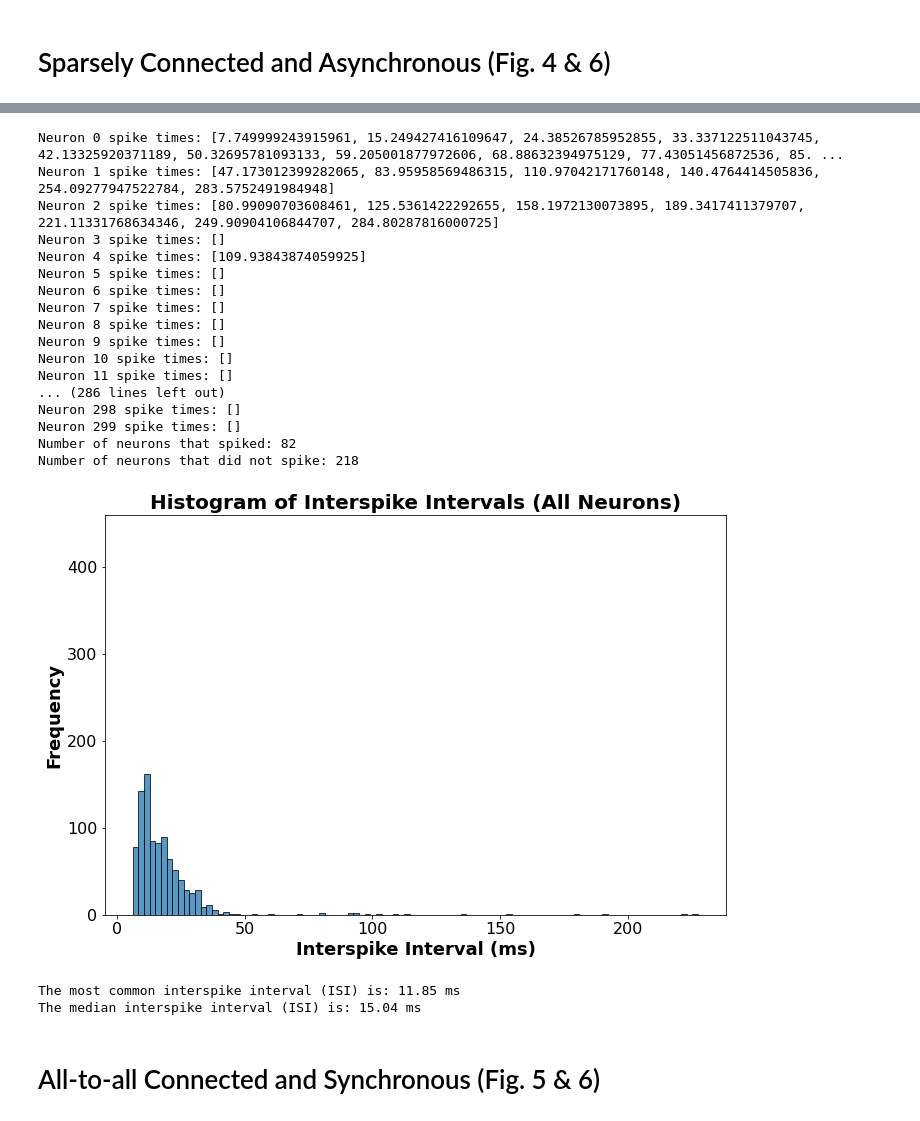
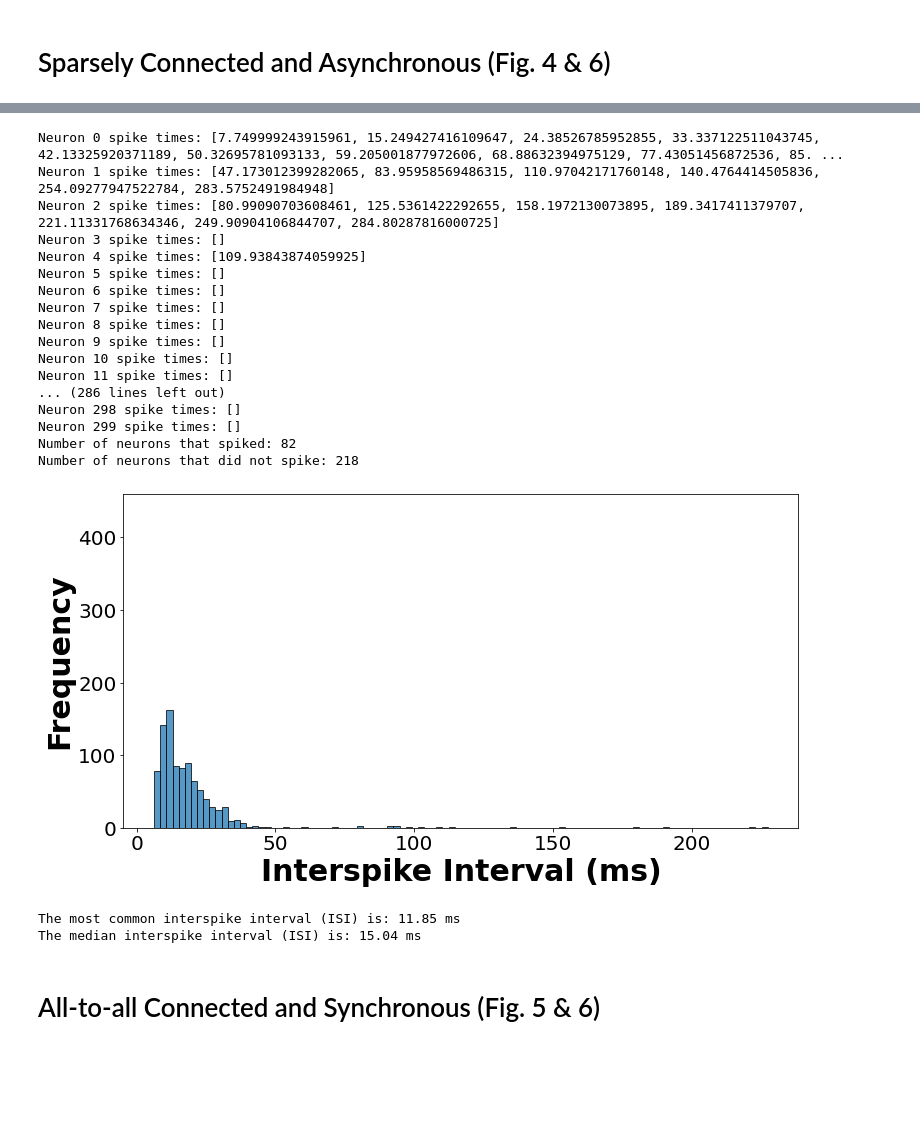
Before and after one commit to davidkelly2002/Final_Year_Thesis_Code, a Jupyter notebook: Neuron Simulation (Chapter 3).ipynb, the cells around one changed output, grey strips where cells are left out. Cells and saved outputs as stored; diff of their text form; code cells hidden in the pictures; blank space fills up the shorter version.

```diff
--- a/Neuron Simulation (Chapter 3).ipynb
+++ b/Neuron Simulation (Chapter 3).ipynb
@@ -389,14 +403,14 @@ all_isis = [isi for neuron_isis in interspike_intervals.values() for isi in neur
 
 # Plot histogram of ISIs if data is available
 if all_isis:
-    plt.figure(figsize=(10, 7))
+    plt.figure(figsize=(11, 6))
     frequencies, bin_edges, _ = plt.hist(all_isis, bins=100, alpha=0.75, edgecolor='k')
 
-    plt.title("Histogram of Interspike Intervals (All Neurons)", fontsize=20, fontweight='bold')
-    plt.xlabel("Interspike Interval (ms)", fontsize=18, fontweight='bold')
-    plt.ylabel("Frequency", fontsize=18, fontweight='bold')
-    plt.xticks(fontsize=16)
-    plt.yticks(fontsize=16)
+    #plt.title("Histogram of Interspike Intervals (All Neurons)", fontsize=20, fontweight='bold')
+    plt.xlabel("Interspike Interval (ms)", fontsize=30, fontweight='bold')
+    plt.ylabel("Frequency", fontsize=30, fontweight='bold')
+    plt.xticks(fontsize=20)
+    plt.yticks(fontsize=20)
     plt.ylim(0, 460)
     plt.tight_layout()
 
@@ -679,48 +693,48 @@ all_isis = [isi for neuron_isis in interspike_intervals.values() for isi in neur
 
 # Check if we have ISIs to process
 if all_isis:
-    plt.figure(figsize=(10, 7))
+    plt.figure(figsize=(11, 6))
     frequencies, bin_edges, _ = plt.hist(all_isis, bins=100, alpha=0.75, edgecolor='k')
 
-    plt.title("Histogram of Interspike Intervals (All Neurons)", fontsize=20, fontweight='bold')
-    plt.xlabel("Interspike Interval (ms)", fontsize=18, fontweight='bold')
-    plt.ylabel("Frequency", fontsize=18, fontweight='bold')
-    plt.xticks(fontsize=16)
-    plt.yticks(fontsize=16)
+    #plt.title("Histogram of Interspike Intervals (All Neurons)", fontsize=20, fontweight='bold')
+    plt.xlabel("Interspike Interval (ms)", fontsize=30, fontweight='bold')
+    plt.ylabel("Frequency", fontsize=30, fontweight='bold')
+    plt.xticks(fontsize=20)
+    plt.yticks(fontsize=20)
     plt.ylim(0, 460)
     plt.tight_layout()
 
     plt.savefig('Histogram_Interspike_Intervals_Asynchronous.png')
     plt.show()
 
     # Report the most common ISI
     max_freq_idx = np.argmax(frequencies)
     most_common_isi = (bin_edges[max_freq_idx] + bin_edges[max_freq_idx + 1]) / 2
     median_isi = np.median(all_isis)
 
     print(f"The most common interspike interval (ISI) is: {most_common_isi:.2f} ms")
     print(f"The median interspike interval (ISI) is: {median_isi:.2f} ms")
 else:
     print("No ISIs found across neurons to plot.")
 # %% [output]
 Neuron 0 spike times: [7.749999243915961, 15.249427416109647, 24.38526785952855, 33.337122511043745, 42.13325920371189, 50.32695781093133, 59.205001877972606, 68.88632394975129, 77.43051456872536, 85. ...
 Neuron 1 spike times: [47.173012399282065, 83.95958569486315, 110.97042171760148, 140.4764414505836, 254.09277947522784, 283.5752491984948]
 Neuron 2 spike times: [80.99090703608461, 125.5361422292655, 158.1972130073895, 189.3417411379707, 221.11331768634346, 249.90904106844707, 284.80287816000725]
 Neuron 3 spike times: []
 Neuron 4 spike times: [109.93843874059925]
 Neuron 5 spike times: []
 Neuron 6 spike times: []
 Neuron 7 spike times: []
 Neuron 8 spike times: []
 Neuron 9 spike times: []
 Neuron 10 spike times: []
 Neuron 11 spike times: []
 ... (286 lines left out)
 Neuron 298 spike times: []
 Neuron 299 spike times: []
 Number of neurons that spiked: 82
 Number of neurons that did not spike: 218
-[figure, old version]
+[figure, new version]
 The most common interspike interval (ISI) is: 11.85 ms
 The median interspike interval (ISI) is: 15.04 ms
 # %% [markdown]
```
Also changed, not shown: parts of 8 cells of this notebook, 2 other files.
